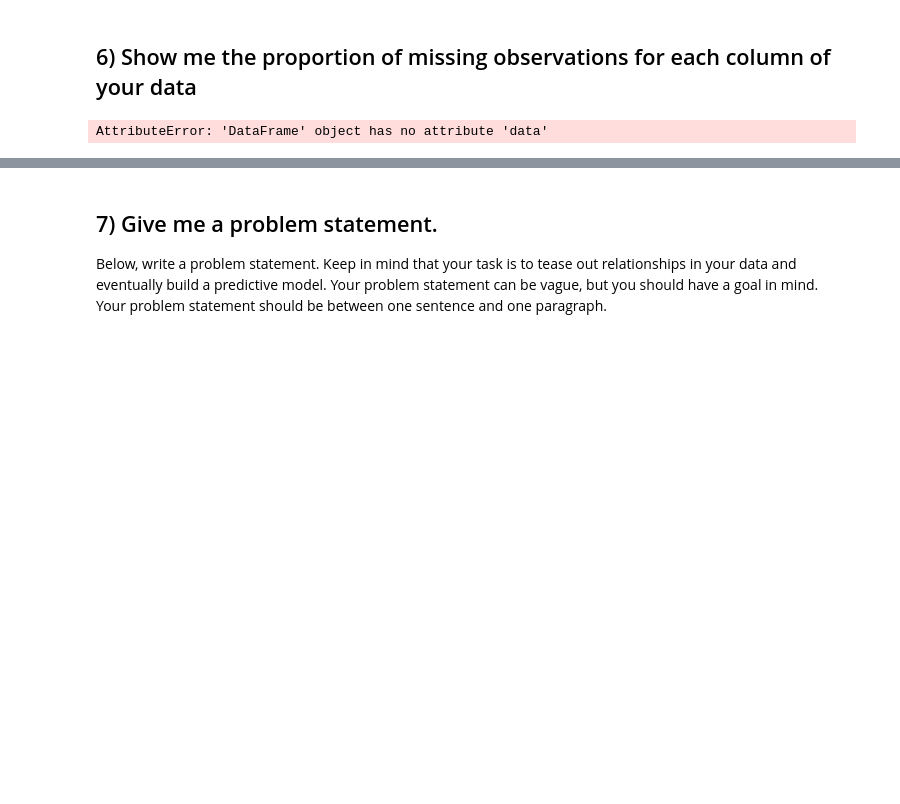
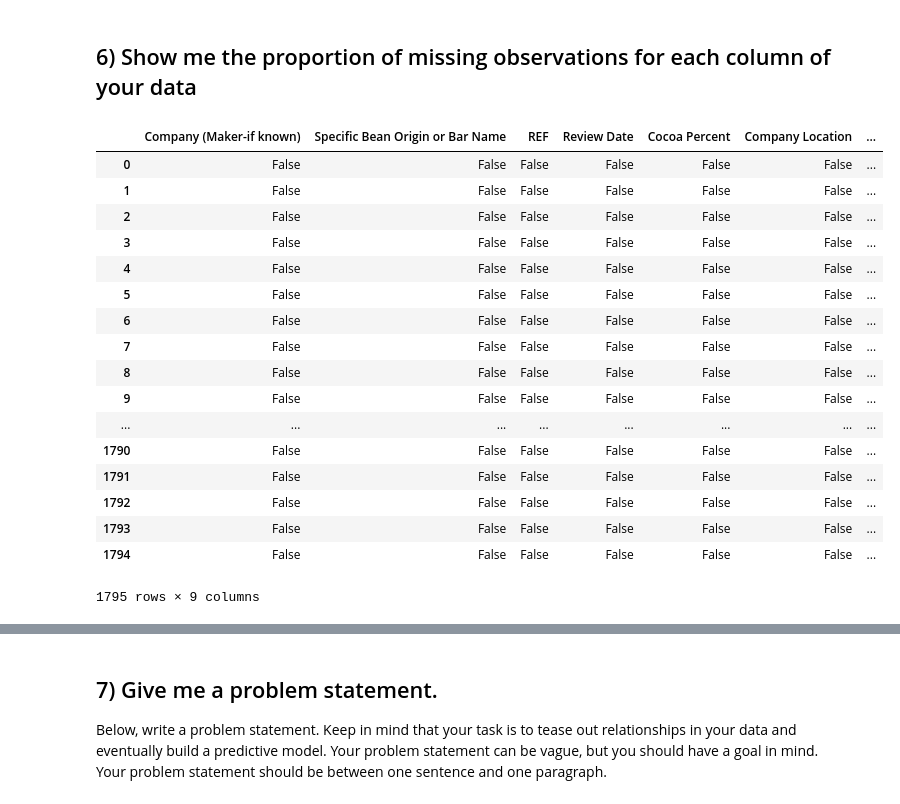
Before and after one commit to greeeneg/final-project, a Jupyter notebook: final-project.ipynb, the cells around one changed output, grey strips where cells are left out. Drawn from its saved outputs; the diff is of its cells as text; code cells hidden in the pictures; blank space fills up the shorter version.

```diff
--- a/final-project.ipynb
+++ b/final-project.ipynb
@@ -90,9 +57,3 @@ Chocolate_df.shape
 (1795, 9)
 # %% [markdown]
 ## 6) Show me the proportion of missing observations for each column of your data
-# %%
-from sklearn.neighbors import KNeighborsRegressor
-X = barreslab_rnaseq.data
-y = barreslab_rnaseq.target
-# %% [output]
-AttributeError: 'DataFrame' object has no attribute 'data'
@@ -103,0 +60,21 @@ nnr.fit(X, y)
+# %%
+Chocolate_df.isna()
+# %% [output]
+|  | Company (Maker-if known) | Specific Bean Origin or Bar Name | REF | Review Date | Cocoa Percent | Company Location | ... |
+| 0 | False | False | False | False | False | False | ... |
+| 1 | False | False | False | False | False | False | ... |
+| 2 | False | False | False | False | False | False | ... |
+| 3 | False | False | False | False | False | False | ... |
+| 4 | False | False | False | False | False | False | ... |
+| 5 | False | False | False | False | False | False | ... |
+| 6 | False | False | False | False | False | False | ... |
+| 7 | False | False | False | False | False | False | ... |
+| 8 | False | False | False | False | False | False | ... |
+| 9 | False | False | False | False | False | False | ... |
+| ... | ... | ... | ... | ... | ... | ... | ... |
+| 1790 | False | False | False | False | False | False | ... |
+| 1791 | False | False | False | False | False | False | ... |
+| 1792 | False | False | False | False | False | False | ... |
+| 1793 | False | False | False | False | False | False | ... |
+| 1794 | False | False | False | False | False | False | ... |
+1795 rows × 9 columns
```
Also changed, not shown: parts of 54 cells of this notebook.
